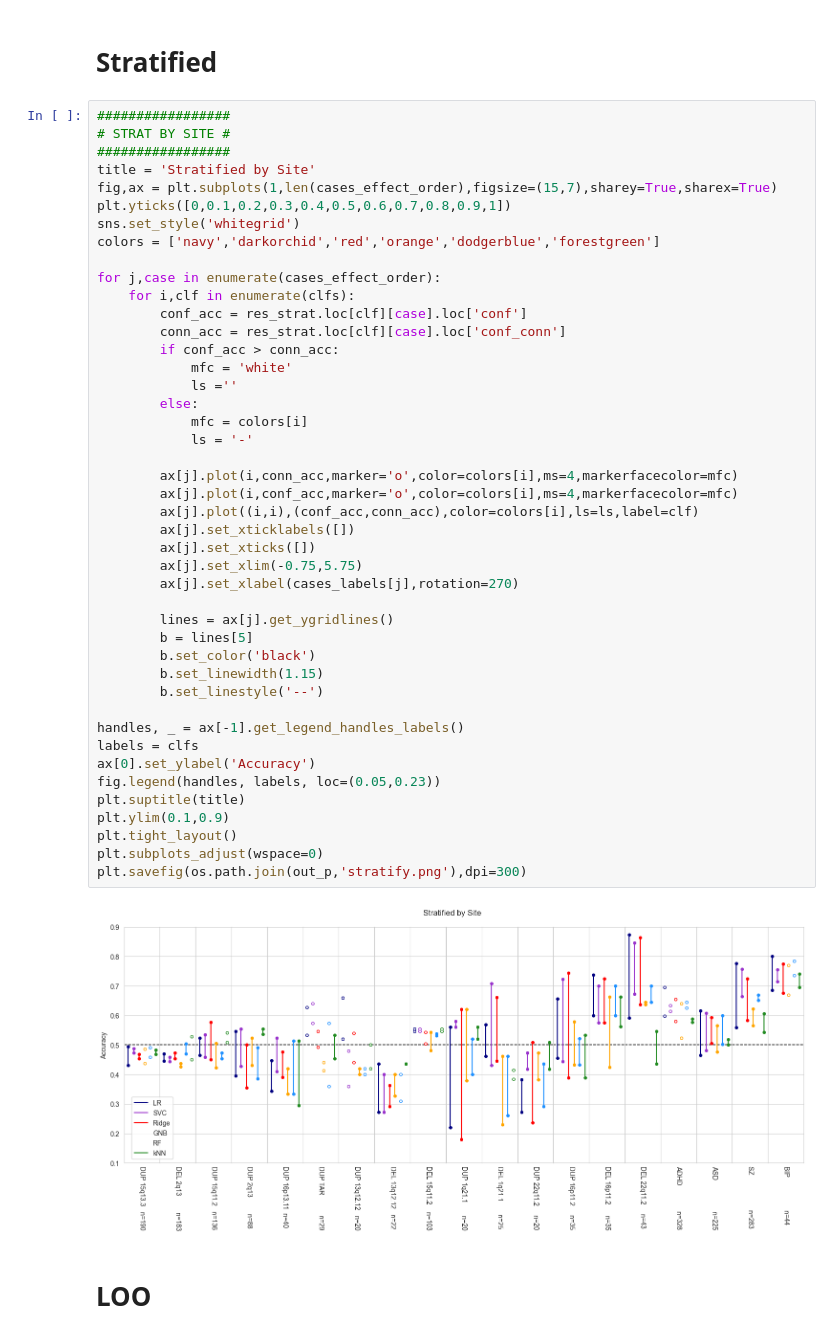
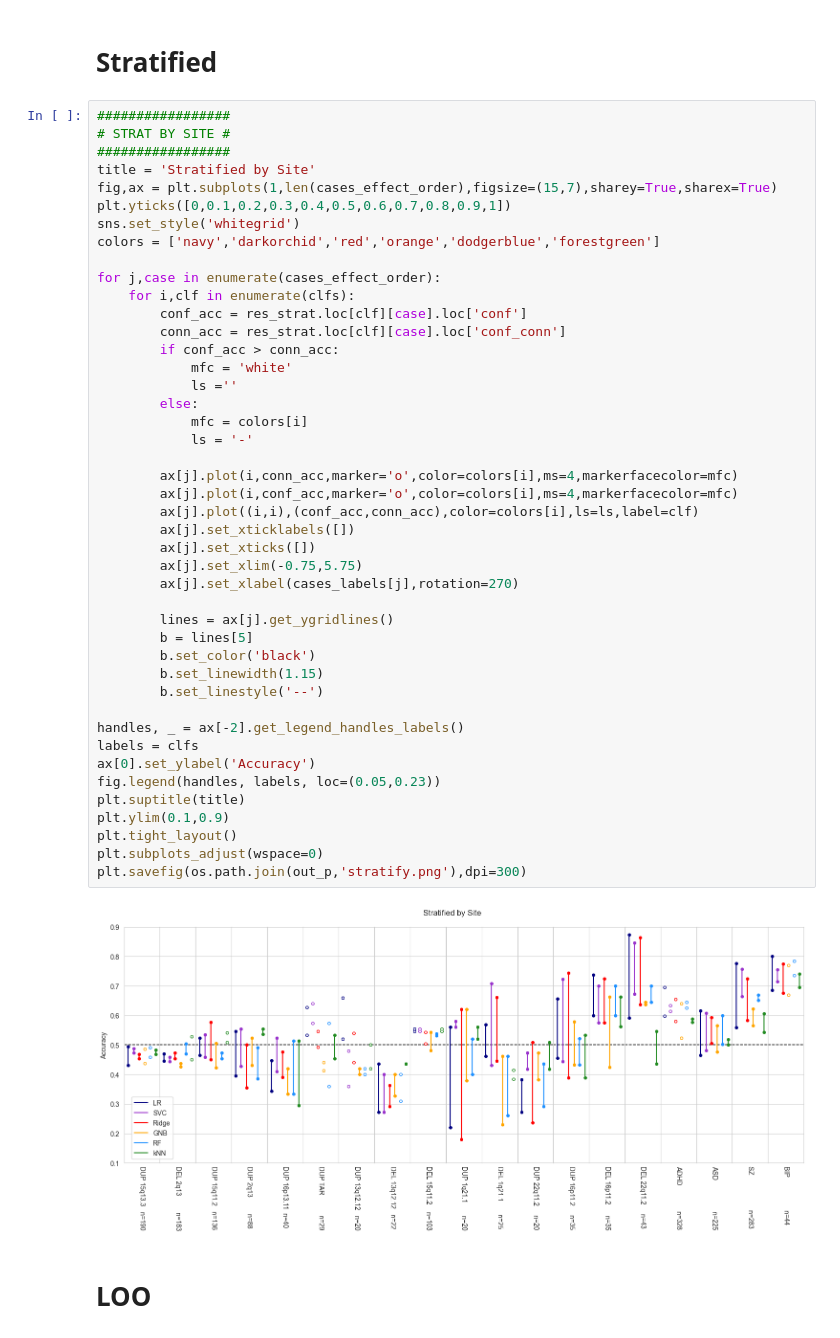
Before and after one commit to harveyaa/neuropsych_mtl, a Jupyter notebook: ML/benchmark_1/benchmark_1_plots.ipynb, the cells around one changed output. Saved outputs shown, nothing was run; the diff lists cells and outputs as text.

Commit message:
fixed legend handles

```diff
--- a/ML/benchmark_1/benchmark_1_plots.ipynb
+++ b/ML/benchmark_1/benchmark_1_plots.ipynb
@@ -130,35 +130,35 @@ for j,case in enumerate(cases_effect_order):
         if conf_acc > conn_acc:
             mfc = 'white'
             ls =''
         else:
             mfc = colors[i]
             ls = '-'
 
         ax[j].plot(i,conn_acc,marker='o',color=colors[i],ms=4,markerfacecolor=mfc)
         ax[j].plot(i,conf_acc,marker='o',color=colors[i],ms=4,markerfacecolor=mfc)
         ax[j].plot((i,i),(conf_acc,conn_acc),color=colors[i],ls=ls,label=clf)
         ax[j].set_xticklabels([])
         ax[j].set_xticks([])
         ax[j].set_xlim(-0.75,5.75)
         ax[j].set_xlabel(cases_labels[j],rotation=270)
 
         lines = ax[j].get_ygridlines()
         b = lines[5]
         b.set_color('black')
         b.set_linewidth(1.15)
         b.set_linestyle('--')
 
-handles, _ = ax[-1].get_legend_handles_labels()
+handles, _ = ax[-2].get_legend_handles_labels()
 labels = clfs
 ax[0].set_ylabel('Accuracy')
 fig.legend(handles, labels, loc=(0.05,0.23))
 plt.suptitle(title)
 plt.ylim(0.1,0.9)
 plt.tight_layout()
 plt.subplots_adjust(wspace=0)
 plt.savefig(os.path.join(out_p,'stratify.png'),dpi=300)
 # %% [output]
-[figure, old version]
+[figure, new version]
 # %% [markdown]
 # LOO
 # %%
```
Also changed, not shown: parts of 1 cell of this notebook, 2 other files.
